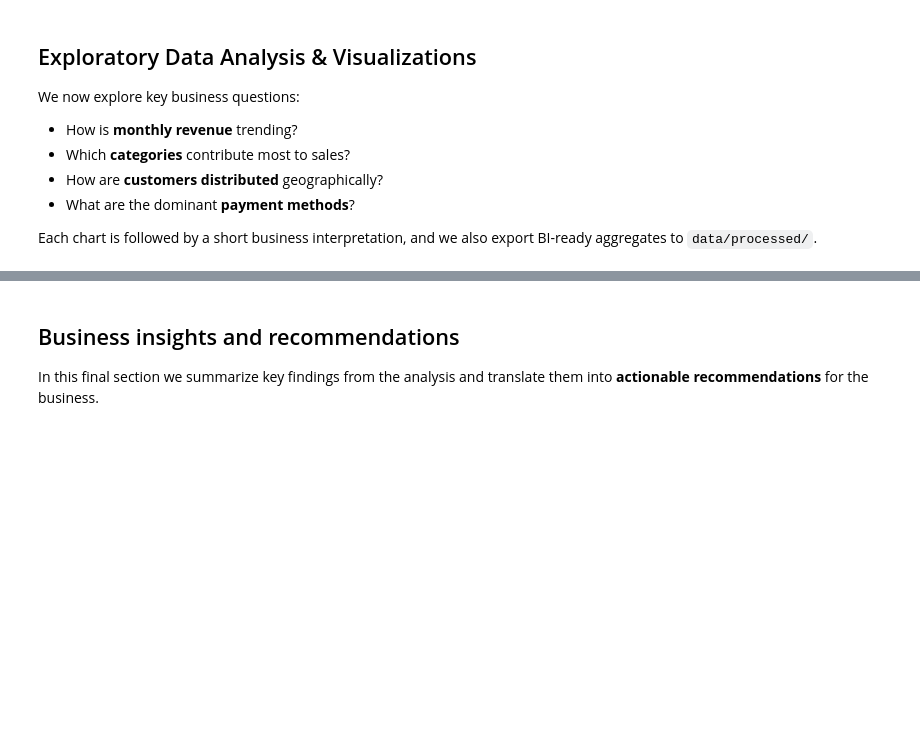
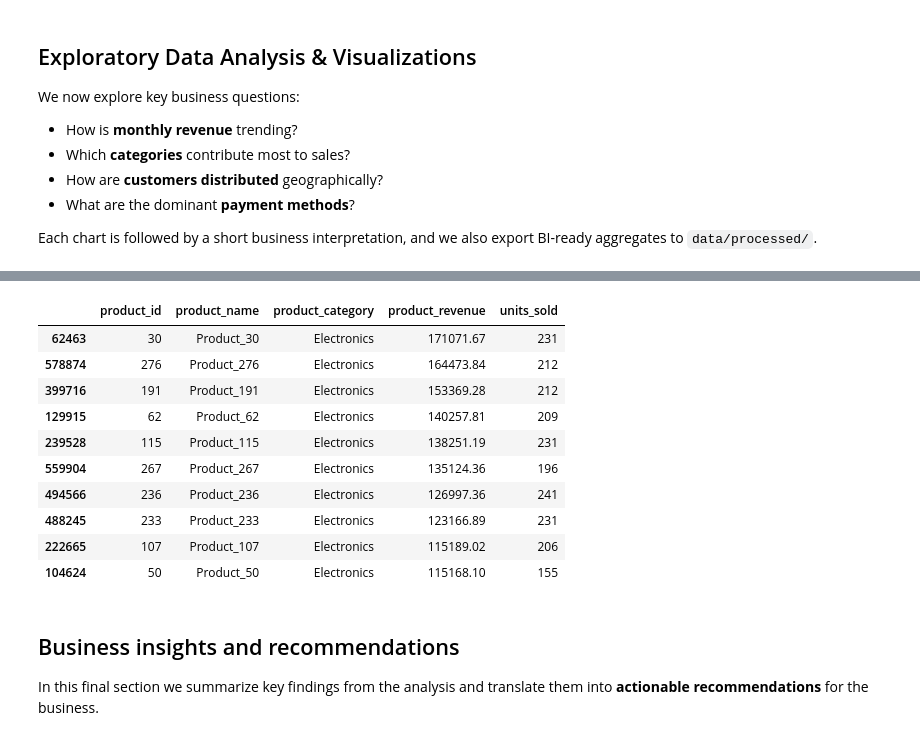
Before and after one commit to Archie0410/ecommerce-business-analytics, a Jupyter notebook: notebooks/ecommerce_analysis.ipynb, the cells around one changed output, grey strips where cells are left out. Drawn from its saved outputs; the diff is of its cells as text; code cells hidden in the pictures; blank space fills up the shorter version.

```diff
--- a/notebooks/ecommerce_analysis.ipynb
+++ b/notebooks/ecommerce_analysis.ipynb
@@ -255,25 +336,41 @@ payment_usage
 # %%
 # Top products by revenue
-items_with_prod = order_items.merge(products, on="product_id", how="left")
 
+# Start from order_items + products and (re)create line_total safely
+items_with_prod = order_items.merge(products, on="product_id", how="left").copy()
+items_with_prod["line_total"] = items_with_prod["quantity"] * items_with_prod["price"]
+
+# Attach order status and keep only revenue-generating orders
 product_perf = (
     items_with_prod
     .merge(orders[["order_id", "order_status"]], on="order_id", how="left")
 )
-
 product_perf = product_perf[product_perf["order_status"].isin(["delivered", "shipped"])]
 
+# Robust aggregation using column selection instead of dict
 product_agg = (
     product_perf
-    .groupby(["product_id", "product_name", "product_category"], as_index=False)
-    .agg({"line_total": "sum", "quantity": "sum"})
+    .groupby(["product_id", "product_name", "product_category"], as_index=False)[["line_total", "quantity"]]
+    .sum()
     .rename(columns={"line_total": "product_revenue", "quantity": "units_sold"})
     .sort_values("product_revenue", ascending=False)
 )
 
 product_agg.to_csv(os.path.join(processed_dir, "top_products.csv"), index=False)
 
 product_agg.head(10)
+# %% [output]
+|  | product_id | product_name | product_category | product_revenue | units_sold |
+| 62463 | 30 | Product_30 | Electronics | 171071.67 | 231 |
+| 578874 | 276 | Product_276 | Electronics | 164473.84 | 212 |
+| 399716 | 191 | Product_191 | Electronics | 153369.28 | 212 |
+| 129915 | 62 | Product_62 | Electronics | 140257.81 | 209 |
+| 239528 | 115 | Product_115 | Electronics | 138251.19 | 231 |
+| 559904 | 267 | Product_267 | Electronics | 135124.36 | 196 |
+| 494566 | 236 | Product_236 | Electronics | 126997.36 | 241 |
+| 488245 | 233 | Product_233 | Electronics | 123166.89 | 231 |
+| 222665 | 107 | Product_107 | Electronics | 115189.02 | 206 |
+| 104624 | 50 | Product_50 | Electronics | 115168.10 | 155 |
 # %% [markdown]
 ## Business insights and recommendations
 
```
Also changed, not shown: parts of 7 cells of this notebook, 6 other files.
